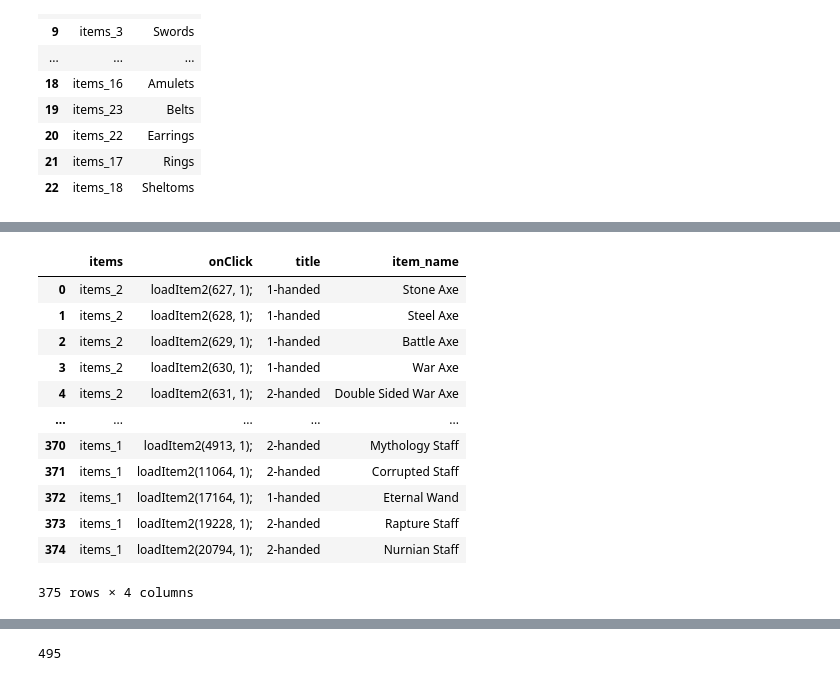
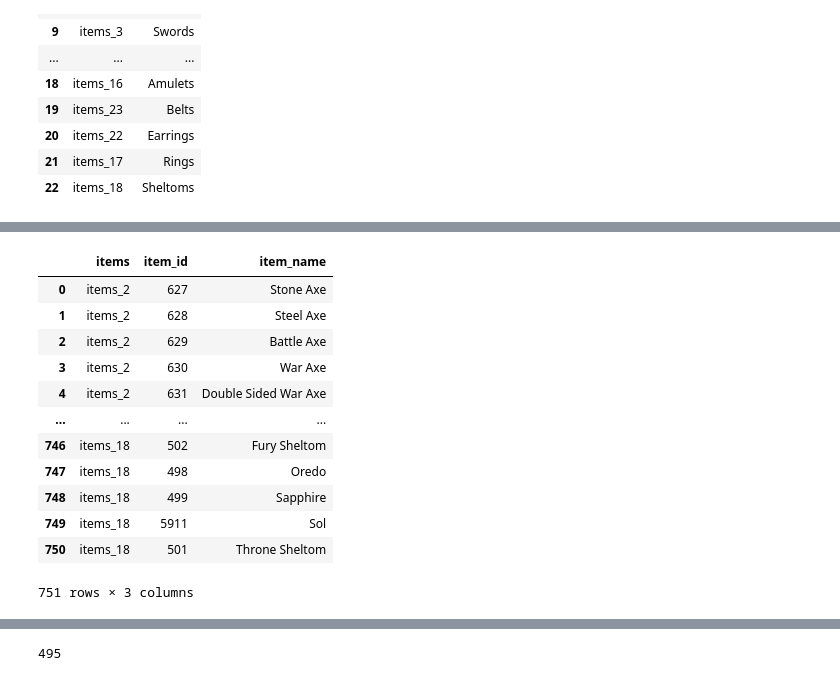
Before and after one commit to Arancium98/Items, a Jupyter notebook: Scrapper.ipynb, the cells around one changed output, grey strips where cells are left out. Drawn from its saved outputs; the diff is of its cells as text; code cells hidden in the pictures.

```diff
--- a/Scrapper.ipynb
+++ b/Scrapper.ipynb
@@ -4,9 +4,9 @@ from bs4 import BeautifulSoup
 import pandas as pd
 import time
 # %%
-url2 = 'https://user.wartale.com/index.asp?page=30'
-response2 = requests.get(url2)
-soup = BeautifulSoup(response2.content, 'html.parser')
+url = 'https://user.wartale.com/index.asp?page=30'
+response = requests.get(url)
+soup = BeautifulSoup(response.content, 'html.parser')
 # %%
 data = []
 span = soup.find('span')
@@ -88,6 +84,3 @@ import sqlite3
 conn = sqlite3.connect('ItemsDB.db')
 Table1.to_sql('items', conn, if_exists='replace', index=False)
 conn.close()
-# %%
-items = df2['items'].tolist()
-items
@@ -112,33 +87,31 @@ items
 # %%
 data3 = []
 for item in items:
     c = soup.find('div', id=item)
-    for i in c.find_all('tr'):
-        try:
-            data3.append({
-                "items" : item,
-                'onClick': i.td['onclick'],
-                'title': i.img['title'],
-                'item_name': i.span.text
-            })
-        except KeyError:
-            pass
-        except TypeError:
-            pass
+    if c:
+        for i in c.find_all('tr'):
+            if i.td and i.span:
+                data3.append({
+                    "items": item,
+                    'item_id': i.td['onclick'].split("(")[1].split(",")[0],
+                    'item_name': i.span.text
+                })
+
+
 
 df3 = pd.DataFrame(data3)
 df3
 # %% [output]
-|  | items | onClick | title | item_name |
-| 0 | items_2 | loadItem2(627, 1); | 1-handed | Stone Axe |
-| 1 | items_2 | loadItem2(628, 1); | 1-handed | Steel Axe |
-| 2 | items_2 | loadItem2(629, 1); | 1-handed | Battle Axe |
-| 3 | items_2 | loadItem2(630, 1); | 1-handed | War Axe |
-| 4 | items_2 | loadItem2(631, 1); | 2-handed | Double Sided War Axe |
-| ... | ... | ... | ... | ... |
-| 370 | items_1 | loadItem2(4913, 1); | 2-handed | Mythology Staff |
-| 371 | items_1 | loadItem2(11064, 1); | 2-handed | Corrupted Staff |
-| 372 | items_1 | loadItem2(17164, 1); | 1-handed | Eternal Wand |
-| 373 | items_1 | loadItem2(19228, 1); | 2-handed | Rapture Staff |
-| 374 | items_1 | loadItem2(20794, 1); | 2-handed | Nurnian Staff |
+|  | items | item_id | item_name |
+| 0 | items_2 | 627 | Stone Axe |
+| 1 | items_2 | 628 | Steel Axe |
+| 2 | items_2 | 629 | Battle Axe |
+| 3 | items_2 | 630 | War Axe |
+| 4 | items_2 | 631 | Double Sided War Axe |
+| ... | ... | ... | ... |
+| 746 | items_18 | 502 | Fury Sheltom |
+| 747 | items_18 | 498 | Oredo |
+| 748 | items_18 | 499 | Sapphire |
+| 749 | items_18 | 5911 | Sol |
+| 750 | items_18 | 501 | Throne Sheltom |
-375 rows × 4 columns
+751 rows × 3 columns
```
Also changed, not shown: parts of 29 cells of this notebook, 8 other files.
